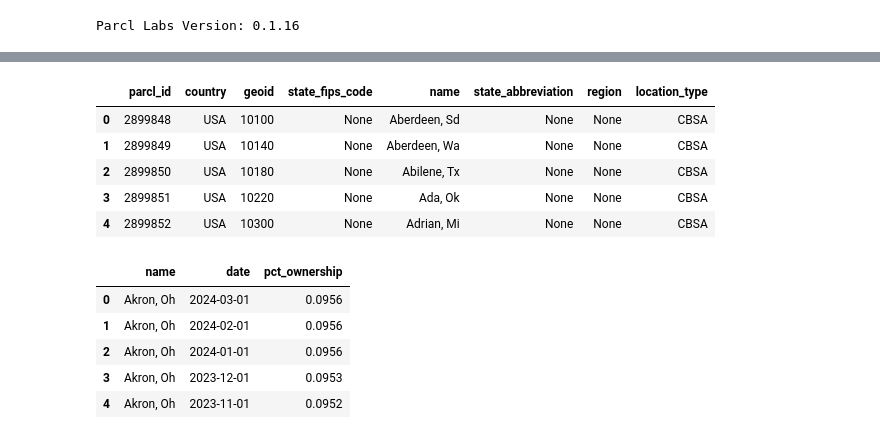
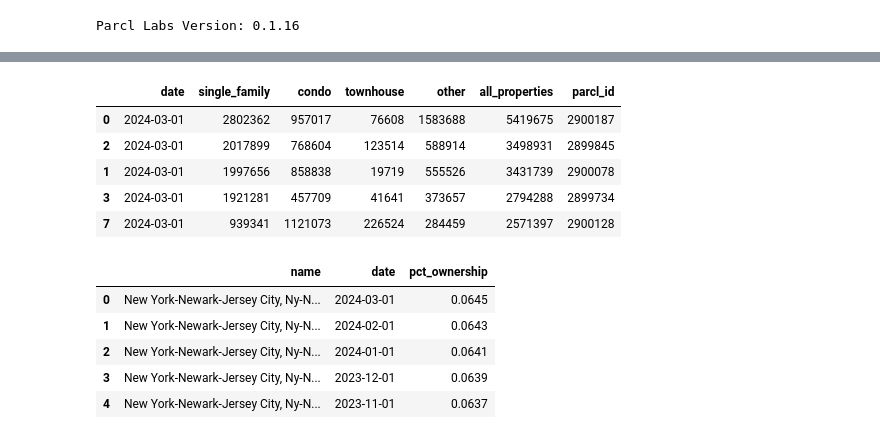
Before and after one commit to ParclLabs/parcllabs-cookbook, a Jupyter notebook: python/table_of_investor_concentration.ipynb, the cells around one changed output, grey strips where cells are left out. Drawn from its saved outputs; the diff is of its cells as text; code cells hidden in the pictures.

```diff
--- a/python/table_of_investor_concentration.ipynb
+++ b/python/table_of_investor_concentration.ipynb
@@ -30,7 +30,7 @@ if "google.colab" in sys.modules:
     %pip install parcllabs plotly kaleido
     api_key = userdata.get('PARCL_LABS_API_KEY')
 else:
-    api_key = os.getenv('PARCL_LABS_API_KEY')
+    api_key = os.getenv('PARCL_LABS_API_KEY', None)
 # %%
 import parcllabs
 import pandas as pd
@@ -76,13 +74,14 @@ housing_stock.head()
 # %%
+# lets get the top 100 metros by housing stock
 top_100 = housing_stock.sort_values('all_properties', ascending=False).head(100)
-metros.head()
+top_100.head()
 # %% [output]
-|  | parcl_id | country | geoid | state_fips_code | name | state_abbreviation | region | location_type |
-| 0 | 2899848 | USA | 10100 | None | Aberdeen, Sd | None | None | CBSA |
-| 1 | 2899849 | USA | 10140 | None | Aberdeen, Wa | None | None | CBSA |
-| 2 | 2899850 | USA | 10180 | None | Abilene, Tx | None | None | CBSA |
-| 3 | 2899851 | USA | 10220 | None | Ada, Ok | None | None | CBSA |
-| 4 | 2899852 | USA | 10300 | None | Adrian, Mi | None | None | CBSA |
+|  | date | single_family | condo | townhouse | other | all_properties | parcl_id |
+| 0 | 2024-03-01 | 2802362 | 957017 | 76608 | 1583688 | 5419675 | 2900187 |
+| 2 | 2024-03-01 | 2017899 | 768604 | 123514 | 588914 | 3498931 | 2899845 |
+| 1 | 2024-03-01 | 1997656 | 858838 | 19719 | 555526 | 3431739 | 2900078 |
+| 3 | 2024-03-01 | 1921281 | 457709 | 41641 | 373657 | 2794288 | 2899734 |
+| 7 | 2024-03-01 | 939341 | 1121073 | 226524 | 284459 | 2571397 | 2900128 |
 # %%
 # investor ownership for these top 100 markets
 investor_ownership = client.investor_metrics_housing_stock_ownership.retrieve_many(
@@ -93,14 +92,15 @@ investor_ownership = client.investor_metrics_housing_stock_ownership.retrieve_ma
     as_dataframe=True
 )
 # %%
+# we merge the stock and investor ownership data and calculate the pct ownership
 out = pd.merge(metros[['parcl_id', 'name']], investor_ownership[['parcl_id',  'date', 'pct_ownership']], on='parcl_id')
 out = out.drop('parcl_id', axis=1)
 out['pct_ownership'] = out['pct_ownership']/100
 out.head()
 # %% [output]
 |  | name | date | pct_ownership |
-| 0 | Akron, Oh | 2024-03-01 | 0.0956 |
-| 1 | Akron, Oh | 2024-02-01 | 0.0956 |
-| 2 | Akron, Oh | 2024-01-01 | 0.0956 |
-| 3 | Akron, Oh | 2023-12-01 | 0.0953 |
-| 4 | Akron, Oh | 2023-11-01 | 0.0952 |
+| 0 | New York-Newark-Jersey City, Ny-N... | 2024-03-01 | 0.0645 |
+| 1 | New York-Newark-Jersey City, Ny-N... | 2024-02-01 | 0.0643 |
+| 2 | New York-Newark-Jersey City, Ny-N... | 2024-01-01 | 0.0641 |
+| 3 | New York-Newark-Jersey City, Ny-N... | 2023-12-01 | 0.0639 |
+| 4 | New York-Newark-Jersey City, Ny-N... | 2023-11-01 | 0.0637 |
```
Also changed, not shown: parts of 8 cells of this notebook, 1 other file.
